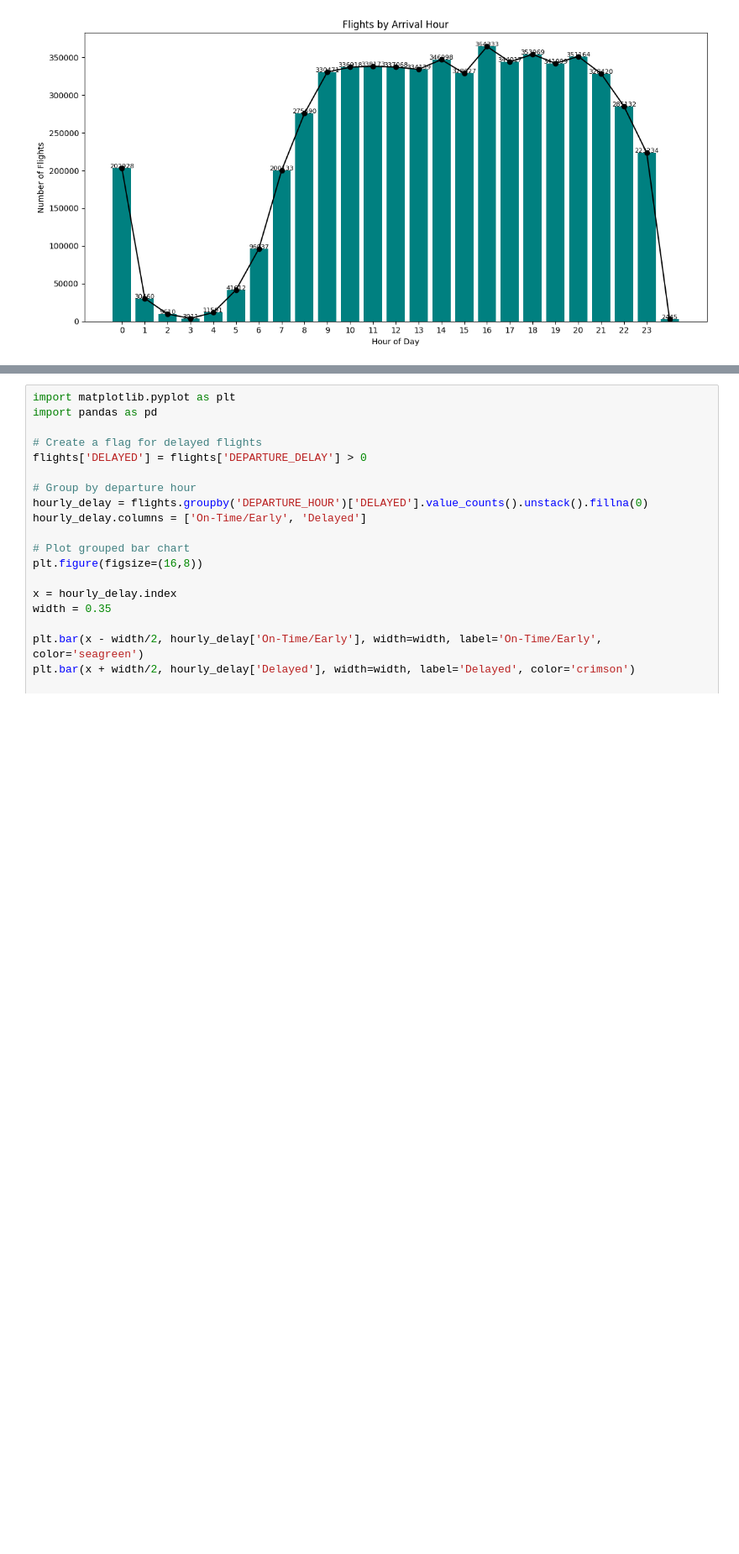
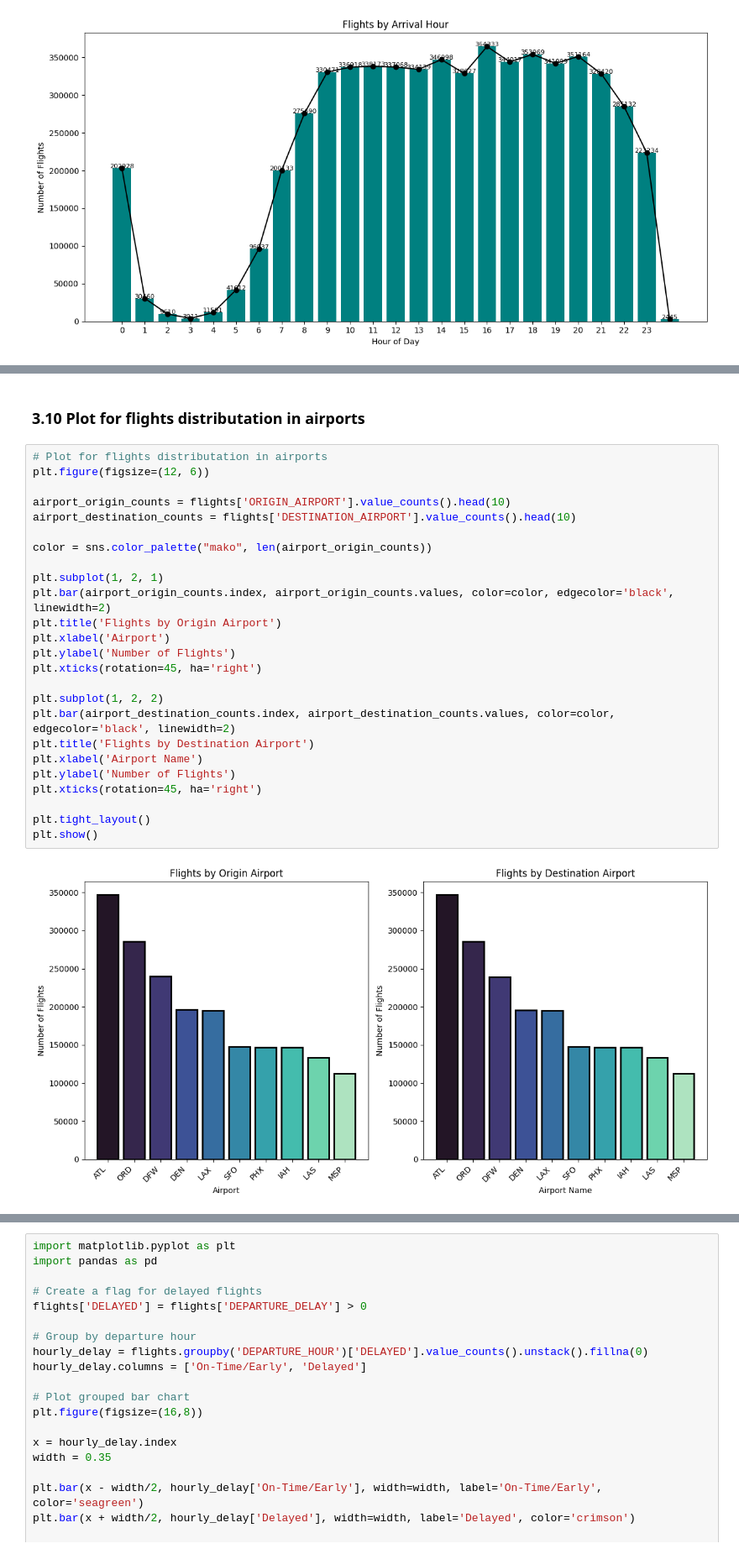
Before and after one commit to Anitha-Chava/AirFly-Insights---Airline-Operations-Delay-Patterns-Performance-Analysis, a Jupyter notebook: AirFly_Insights.ipynb, the cells around one changed output, grey strips where cells are left out. Shown at 84% size. Cells and saved outputs as stored; diff of their text form; blank space fills up the shorter version.

```diff
--- a/AirFly_Insights.ipynb
+++ b/AirFly_Insights.ipynb
@@ -1143,0 +1497,29 @@ This pattern is typical due to airport noise restrictions and lower demand at ni
+# %% [markdown]
+### 3.10 Plot for flights distributation in airports
+# %%
+# Plot for flights distributation in airports
+plt.figure(figsize=(12, 6))
+
+airport_origin_counts = flights['ORIGIN_AIRPORT'].value_counts().head(10)
+airport_destination_counts = flights['DESTINATION_AIRPORT'].value_counts().head(10)
+
+color = sns.color_palette("mako", len(airport_origin_counts))
+
+plt.subplot(1, 2, 1)
+plt.bar(airport_origin_counts.index, airport_origin_counts.values, color=color, edgecolor='black', linewidth=2)
+plt.title('Flights by Origin Airport')
+plt.xlabel('Airport')
+plt.ylabel('Number of Flights')
+plt.xticks(rotation=45, ha='right')
+
+plt.subplot(1, 2, 2)
+plt.bar(airport_destination_counts.index, airport_destination_counts.values, color=color, edgecolor='black', linewidth=2)
+plt.title('Flights by Destination Airport')
+plt.xlabel('Airport Name')
+plt.ylabel('Number of Flights')
+plt.xticks(rotation=45, ha='right')
+
+plt.tight_layout()
+plt.show()
+# %% [output]
+[figure, added]
```
Also changed, not shown: parts of 117 cells of this notebook, 5 other files.
